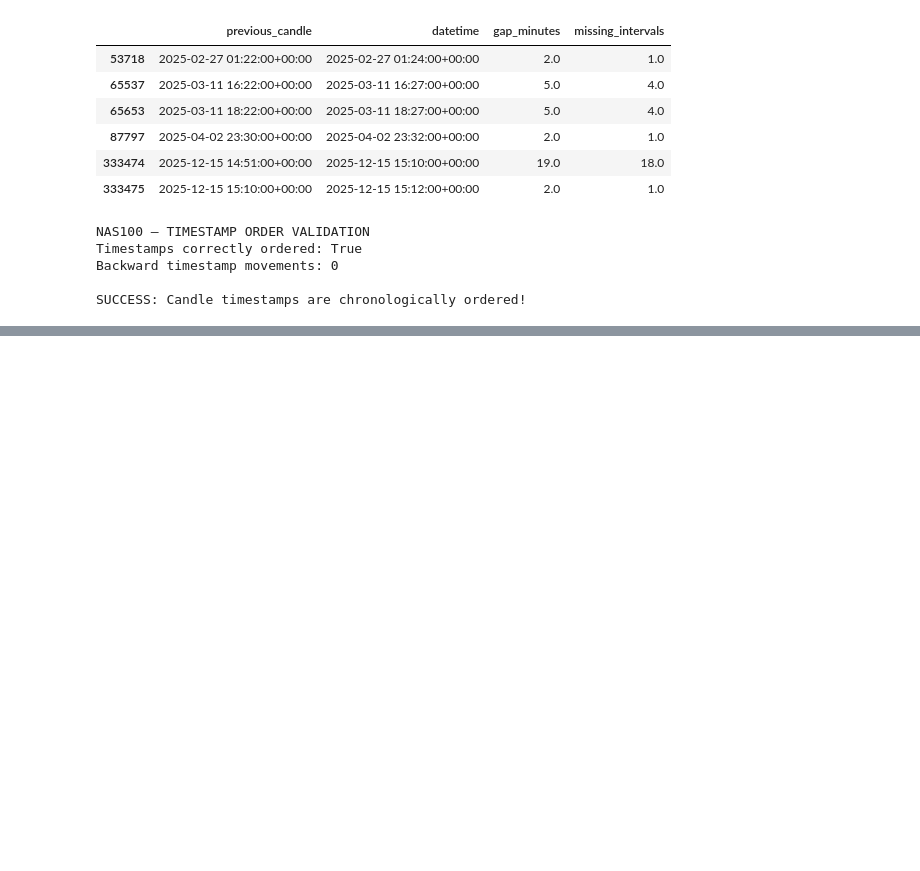
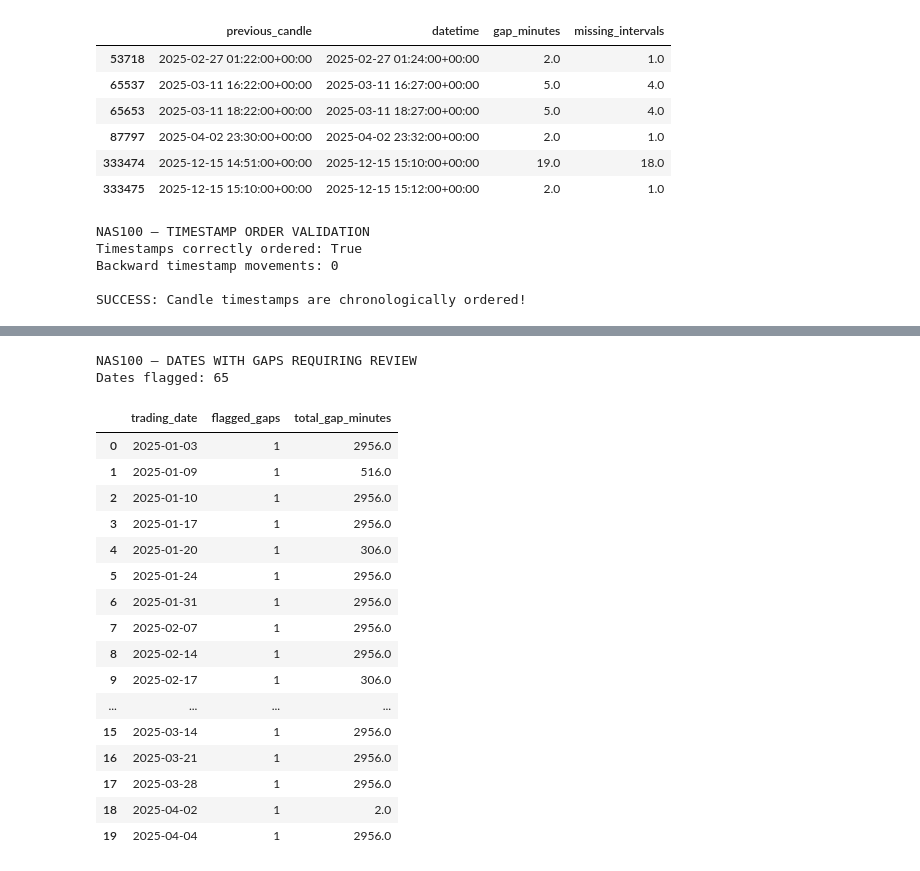
Before and after one commit to oa1013/candle-fetcher, a Jupyter notebook: notebooks/08_daily_session_range_analyzer.ipynb, the cells around one changed output, grey strips where cells are left out. Cells and saved outputs as stored; diff of their text form; code cells hidden in the pictures; blank space fills up the shorter version.

```diff
--- a/notebooks/08_daily_session_range_analyzer.ipynb
+++ b/notebooks/08_daily_session_range_analyzer.ipynb
@@ -1280,0 +1331,50 @@ SUCCESS: Candle timestamps are chronologically ordered!
+# %%
+
+# Step 32 — Map gaps requiring review to trading dates
+
+review_gaps = classified_gaps[
+    classified_gaps["gap_classification"].isin([
+        "short_gap_review",
+        "extended_gap_review"
+    ])
+].copy()
+
+# Use the UTC date of the candle before each gap.
+review_gaps["trading_date"] = (
+    review_gaps["previous_candle"].dt.date
+)
+
+daily_gap_summary = (
+    review_gaps
+    .groupby("trading_date")
+    .agg(
+        flagged_gaps=("gap_classification", "size"),
+        total_gap_minutes=("gap_minutes", "sum")
+    )
+    .reset_index()
+)
+
+print("NAS100 — DATES WITH GAPS REQUIRING REVIEW")
+print(f"Dates flagged: {len(daily_gap_summary)}")
+
+display(daily_gap_summary.head(20))
+# %% [output]
+NAS100 — DATES WITH GAPS REQUIRING REVIEW
+Dates flagged: 65
+|  | trading_date | flagged_gaps | total_gap_minutes |
+| 0 | 2025-01-03 | 1 | 2956.0 |
+| 1 | 2025-01-09 | 1 | 516.0 |
+| 2 | 2025-01-10 | 1 | 2956.0 |
+| 3 | 2025-01-17 | 1 | 2956.0 |
+| 4 | 2025-01-20 | 1 | 306.0 |
+| 5 | 2025-01-24 | 1 | 2956.0 |
+| 6 | 2025-01-31 | 1 | 2956.0 |
+| 7 | 2025-02-07 | 1 | 2956.0 |
+| 8 | 2025-02-14 | 1 | 2956.0 |
+| 9 | 2025-02-17 | 1 | 306.0 |
+| ... | ... | ... | ... |
+| 15 | 2025-03-14 | 1 | 2956.0 |
+| 16 | 2025-03-21 | 1 | 2956.0 |
+| 17 | 2025-03-28 | 1 | 2956.0 |
+| 18 | 2025-04-02 | 1 | 2.0 |
+| 19 | 2025-04-04 | 1 | 2956.0 |
```
Also changed, not shown: parts of 7 cells of this notebook, 1 other file.
